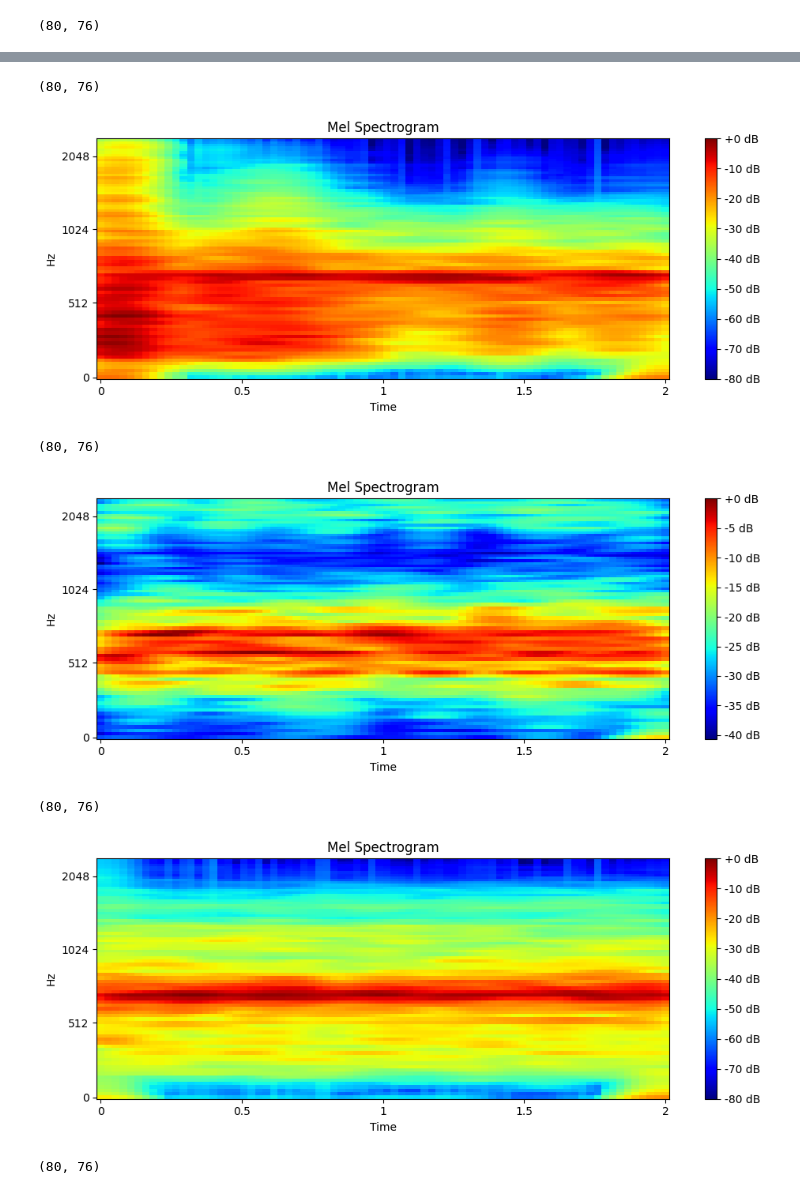
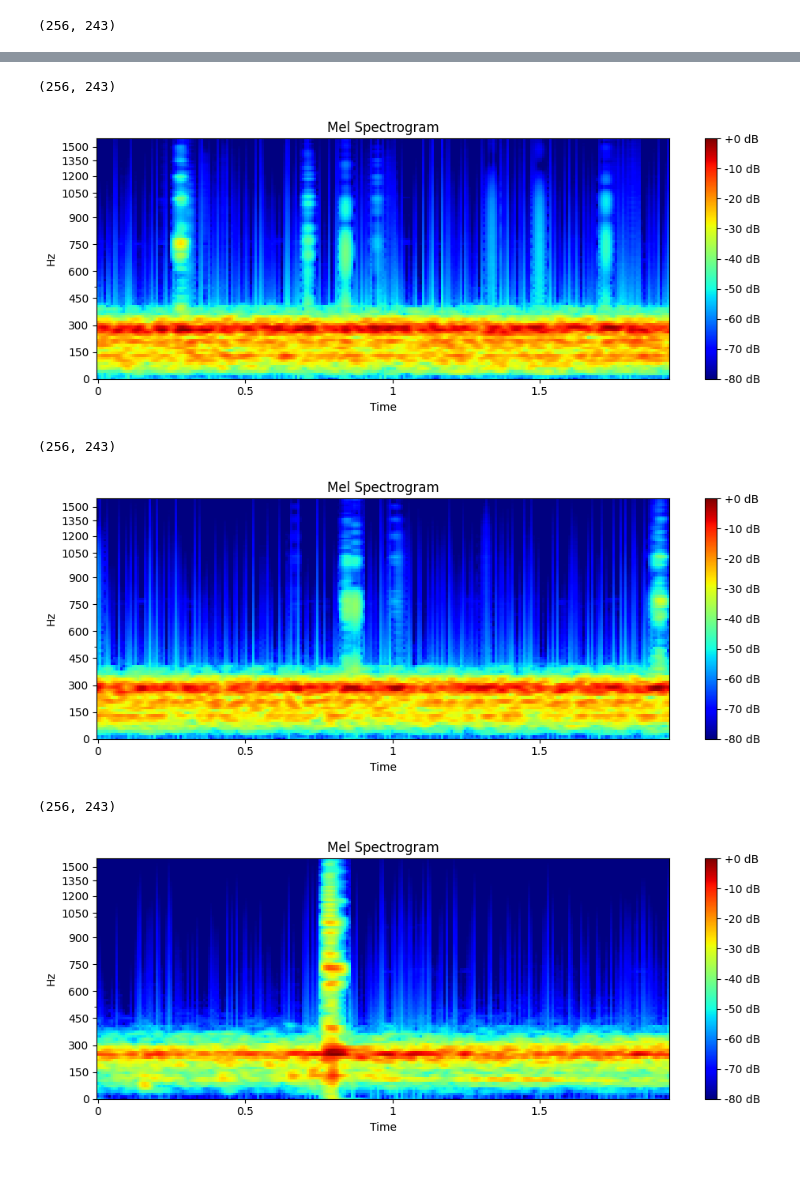
Before and after one commit to BoshiLee/leak_detection, a Jupyter notebook: mel_analysis.ipynb, the cells around one changed output, grey strips where cells are left out. Drawn from its saved outputs; the diff is of its cells as text; code cells hidden in the pictures.

```diff
--- a/mel_analysis.ipynb
+++ b/mel_analysis.ipynb
@@ -50,6 +45,6 @@ def shuffle_data(wav_files, leak_wav_files, n_files=None):
     return wav_files, leak_wav_files
 # %%
 # 載入訓練資料
-wav_files, leak_wav_files = load_segmented_files('training_data')
-wav_files, leak_wav_files = shuffle_data(wav_files, leak_wav_files, n_files=10)
+wav_files, leak_wav_files = load_segmented_files('validate_data/2024-10-29')
+wav_files, leak_wav_files = shuffle_data(wav_files, leak_wav_files)
 # %% [output]
@@ -98,8 +74,8 @@ def plot_mel_spectrogram(mel_spectrogram, sr, hop_length):
     # 繪製 Mel 頻譜圖
     librosa.display.specshow(mel_spectrogram, sr=sr, hop_length=hop_length, x_axis='time', y_axis='mel', cmap='jet')
     # 設定 y 軸的頻率刻度最大 500 Hz 刻度為 50 Hz
-    # plt.ylim(0, 1600)
-    # plt.yticks(np.arange(0, 1600, 150))
+    plt.ylim(0, 1600)
+    plt.yticks(np.arange(0, 1600, 150))
 
     plt.colorbar(format='%+2.0f dB')
     plt.title('Mel Spectrogram')
@@ -120,7 +96,7 @@ def plot_stft(S_db, sr, hop_length=512):
 
     # 繪製 STFT 頻譜圖
     plt.figure(figsize=(10, 4))
-    librosa.display.specshow(S_db, sr=sr, hop_length=hop_length, x_axis='log', y_axis='time', cmap='jet')
+    librosa.display.specshow(S_db, sr=sr, hop_length=hop_length, x_axis='time', y_axis='log', cmap='jet')
     plt.colorbar(format='%+2.0f dB')
     plt.title('STFT Magnitude')
     plt.tight_layout()
@@ -159,7 +123,7 @@ def extract_features_v1(audio, sr, n_mels=128, n_fft=2048, hop_length=512, enhan
     target_len = int(np.ceil(max_len / 8) * 8)
 
     mel_spectrogram = librosa.feature.melspectrogram(
-        y=audio, sr=sr, n_mels=n_mels, n_fft=n_fft, hop_length=hop_length, window='hamming', fmin=10, fmax=1500
+        y=audio, sr=sr, n_mels=n_mels, n_fft=n_fft, hop_length=hop_length, center=False
     )
     mel_enhanced = mel_spectrogram * enhanced
     log_mel_spectrogram = librosa.power_to_db(mel_enhanced, ref=np.max)
@@ -177,9 +141,9 @@ def extract_features_v1(audio, sr, n_mels=128, n_fft=2048, hop_length=512, enhan
     return log_mel_spectrogram
 # %%
 # 繪製 Mel 頻譜圖
-hop_length = 64
+hop_length = 256
 for i in normal_wavs[:5]:
-    mel_spectrogram = extract_features_v1(i, sr=4800, n_mels=80, n_fft=2048, hop_length=hop_length, enhanced=1)
+    mel_spectrogram = extract_features_v1(i, sr=32000, n_mels=128, n_fft=1024, hop_length=hop_length, enhanced=1)
     print(mel_spectrogram.shape)
-    plot_mel_spectrogram(mel_spectrogram, sr=4800, hop_length=hop_length)
+    plot_mel_spectrogram(mel_spectrogram, sr=32000, hop_length=hop_length)
 # %% [output]
@@ -196,8 +156,8 @@ for i in normal_wavs[:5]:
 # %%
 
 for i in leak_wavs[:5]:
-    mel_spectrogram = extract_features_v1(i, sr=4800, n_mels=80, n_fft=2048, hop_length=hop_length, enhanced=1)
+    mel_spectrogram = extract_features_v1(i, sr=32000, n_mels=128, n_fft=2048, hop_length=hop_length, enhanced=1)
     print(mel_spectrogram.shape)
-    plot_mel_spectrogram(mel_spectrogram, sr=4800, hop_length=hop_length)
+    plot_mel_spectrogram(mel_spectrogram, sr=32000, hop_length=hop_length)
 # %% [output]
-(80, 76)
+(256, 243)
@@ -205,7 +165,6 @@ for i in leak_wavs[:5]:
-(80, 76)
+(256, 243)
-[figure, old version]
+[figure, new version]
-(80, 76)
+(256, 243)
-[figure, old version]
+[figure, new version]
-(80, 76)
+(256, 243)
-[figure, old version]
+[figure, new version]
-(80, 76)
```
Also changed, not shown: parts of 12 cells of this notebook, 6 other files.
